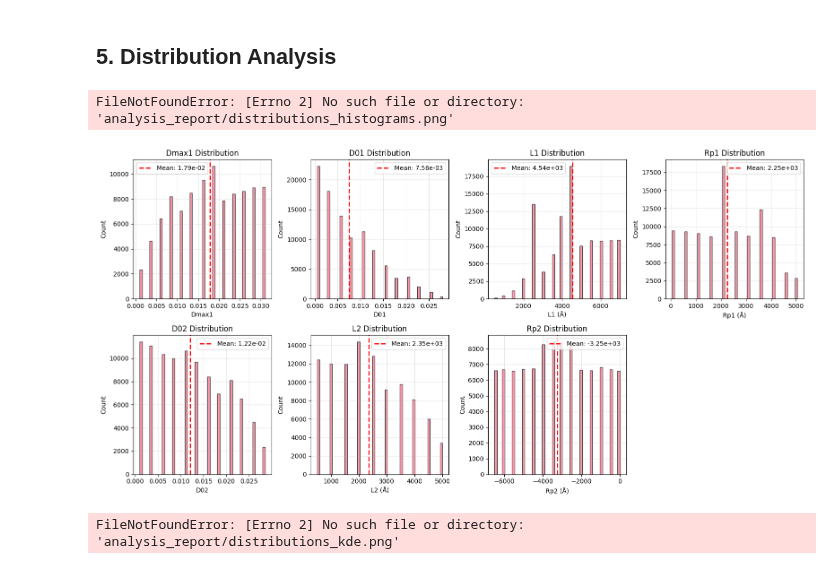
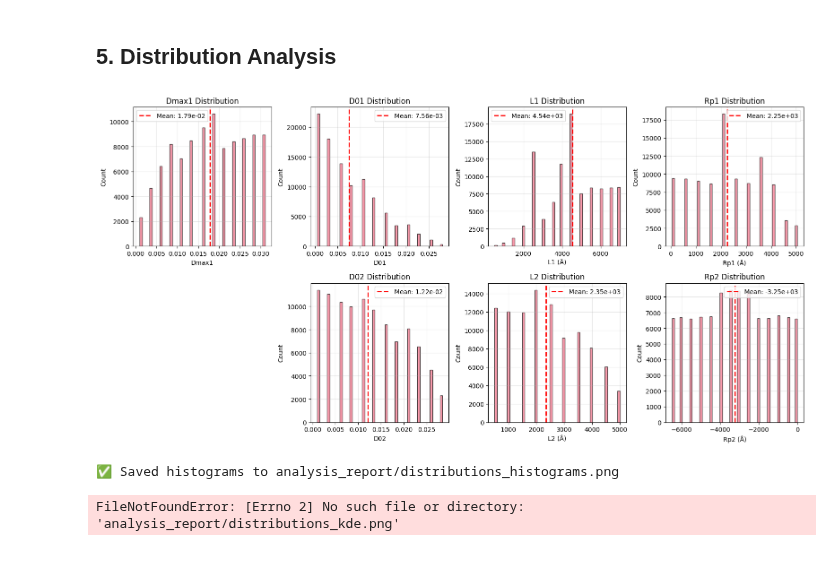
Before and after one commit to Vekeryk/master-xrd, a Jupyter notebook: j_analyze_dataset.ipynb, the cells around one changed output. Drawn from its saved outputs; the diff is of its cells as text; code cells hidden in the pictures.

```diff
--- a/j_analyze_dataset.ipynb
+++ b/j_analyze_dataset.ipynb
@@ -339,7 +339,8 @@ if last_count == 0:
     last_count = cols
 
 # compute centering offset for last row if it's not full
-last_row_offset = (cols - last_count) // 2 if last_count != cols else 0
+# use ceil to prefer centering towards the middle (moves plots right when odd empty slots)
+last_row_offset = int(np.ceil((cols - last_count) / 2)) if last_count != cols else 0
 
 for idx, col in enumerate(PARAM_NAMES):
     row = idx // cols
@@ -357,35 +358,35 @@ for idx, col in enumerate(PARAM_NAMES):
     else:
         data_plot = df[col]
         unit = ''
 
     # Histogram
     ax.hist(data_plot, bins=50, alpha=0.7, edgecolor='black')
 
     # Statistics
     mean_val = data_plot.mean()
     std_val = data_plot.std()
 
     ax.axvline(mean_val, color='red', linestyle='--', linewidth=2, label=f'Mean: {mean_val:.2e}')
     ax.set_xlabel(f'{col}{unit}')
     ax.set_ylabel('Count')
     ax.set_title(f'{col} Distribution')
     ax.legend()
     ax.grid(True, alpha=0.3)
 
 # Remove unused subplots
 for r in range(n_rows):
     for c in range(cols):
         if (r, c) not in used_positions:
             fig.delaxes(axes[r, c])
 
 plt.tight_layout()
 # plt.savefig('analysis_report/distributions_histograms.png', dpi=150, bbox_inches='tight')
 plt.show()
 
 print("✅ Saved histograms to analysis_report/distributions_histograms.png")
 # %% [output]
+[figure, new version]
-FileNotFoundError: [Errno 2] No such file or directory: 'analysis_report/distributions_histograms.png'
+✅ Saved histograms to analysis_report/distributions_histograms.png
-[figure, old version]
 # %%
 # KDE plots (Kernel Density Estimation)
 fig, axes = plt.subplots(3, 3, figsize=(15, 12))
```
Also changed, not shown: 4 other files.
